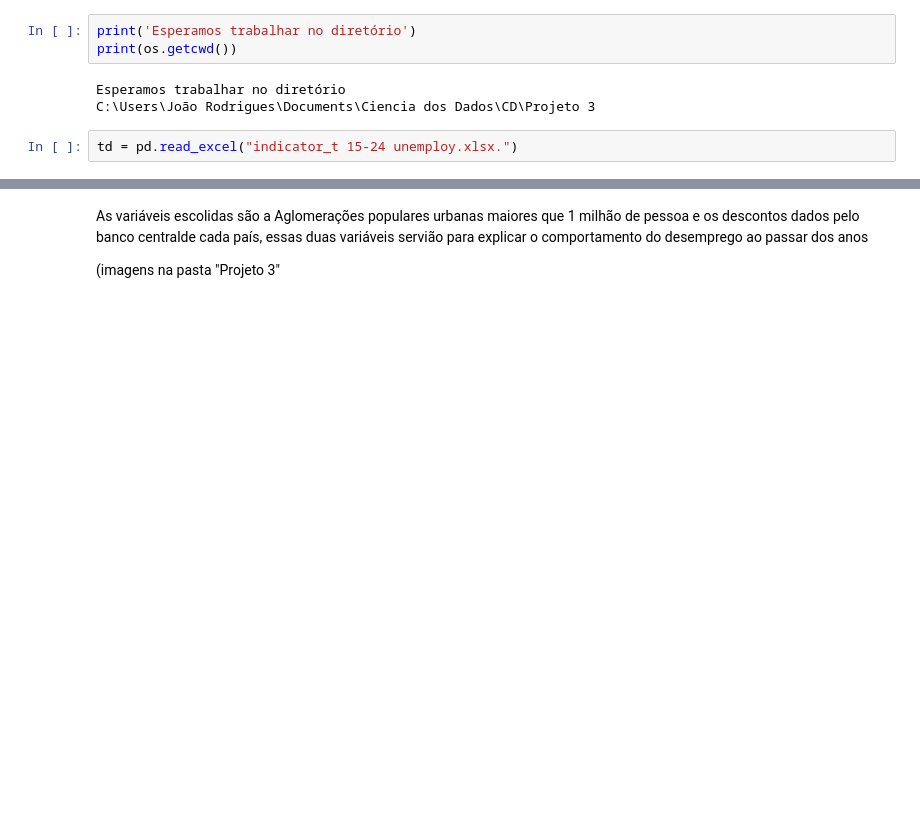
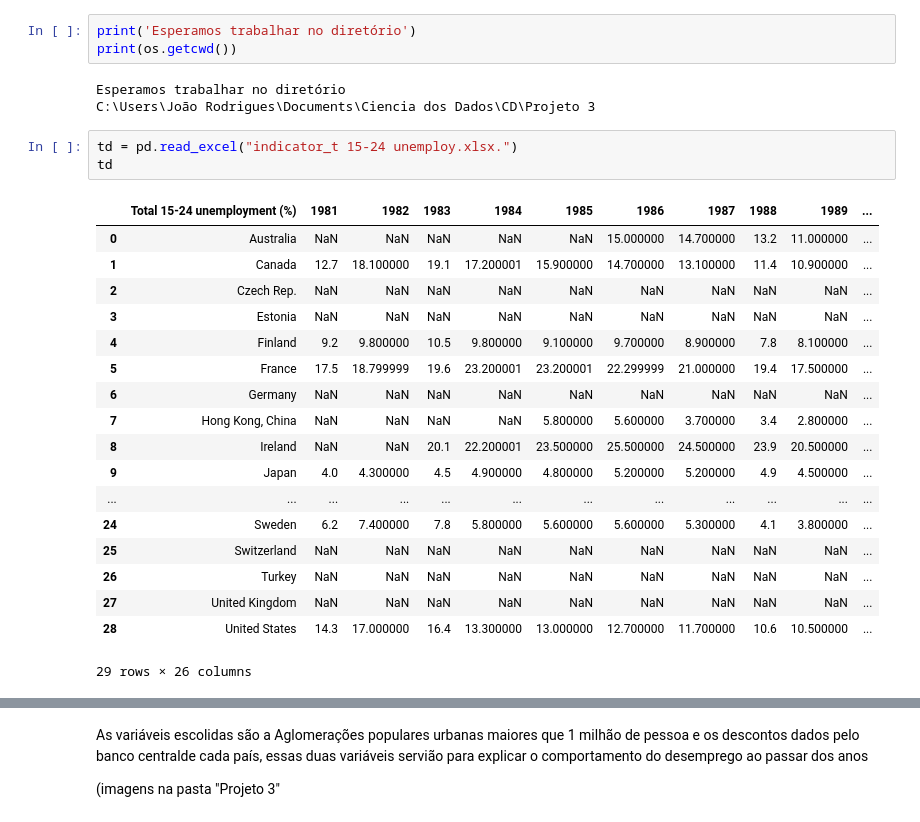
Before and after one commit to JoaoVictorRodrigues/CD, a Jupyter notebook: Projeto 3/projeto3.ipynb, the cells around one changed output, grey strips where cells are left out. Drawn from its saved outputs; the diff is of its cells as text; blank space fills up the shorter version.

```diff
--- a/Projeto 3/projeto3.ipynb
+++ b/Projeto 3/projeto3.ipynb
@@ -16,5 +16,25 @@ Esperamos trabalhar no diretório
 C:\Users\João Rodrigues\Documents\Ciencia dos Dados\CD\Projeto 3
 # %%
 td = pd.read_excel("indicator_t 15-24 unemploy.xlsx.")
+td
+# %% [output]
+|  | Total 15-24 unemployment (%) | 1981 | 1982 | 1983 | 1984 | 1985 | 1986 | 1987 | 1988 | 1989 | ... |
+| 0 | Australia | NaN | NaN | NaN | NaN | NaN | 15.000000 | 14.700000 | 13.2 | 11.000000 | ... |
+| 1 | Canada | 12.7 | 18.100000 | 19.1 | 17.200001 | 15.900000 | 14.700000 | 13.100000 | 11.4 | 10.900000 | ... |
+| 2 | Czech Rep. | NaN | NaN | NaN | NaN | NaN | NaN | NaN | NaN | NaN | ... |
+| 3 | Estonia | NaN | NaN | NaN | NaN | NaN | NaN | NaN | NaN | NaN | ... |
+| 4 | Finland | 9.2 | 9.800000 | 10.5 | 9.800000 | 9.100000 | 9.700000 | 8.900000 | 7.8 | 8.100000 | ... |
+| 5 | France | 17.5 | 18.799999 | 19.6 | 23.200001 | 23.200001 | 22.299999 | 21.000000 | 19.4 | 17.500000 | ... |
+| 6 | Germany | NaN | NaN | NaN | NaN | NaN | NaN | NaN | NaN | NaN | ... |
+| 7 | Hong Kong, China | NaN | NaN | NaN | NaN | 5.800000 | 5.600000 | 3.700000 | 3.4 | 2.800000 | ... |
+| 8 | Ireland | NaN | NaN | 20.1 | 22.200001 | 23.500000 | 25.500000 | 24.500000 | 23.9 | 20.500000 | ... |
+| 9 | Japan | 4.0 | 4.300000 | 4.5 | 4.900000 | 4.800000 | 5.200000 | 5.200000 | 4.9 | 4.500000 | ... |
+| ... | ... | ... | ... | ... | ... | ... | ... | ... | ... | ... | ... |
+| 24 | Sweden | 6.2 | 7.400000 | 7.8 | 5.800000 | 5.600000 | 5.600000 | 5.300000 | 4.1 | 3.800000 | ... |
+| 25 | Switzerland | NaN | NaN | NaN | NaN | NaN | NaN | NaN | NaN | NaN | ... |
+| 26 | Turkey | NaN | NaN | NaN | NaN | NaN | NaN | NaN | NaN | NaN | ... |
+| 27 | United Kingdom | NaN | NaN | NaN | NaN | NaN | NaN | NaN | NaN | NaN | ... |
+| 28 | United States | 14.3 | 17.000000 | 16.4 | 13.300000 | 13.000000 | 12.700000 | 11.700000 | 10.6 | 10.500000 | ... |
+29 rows × 26 columns
 # %%
 cb = pd.read_excel("indicator Discount rate of central bank, per cent per annum, end of period (IMF) .xls.xlsx.")
```
Also changed, not shown: parts of 2 cells of this notebook.
